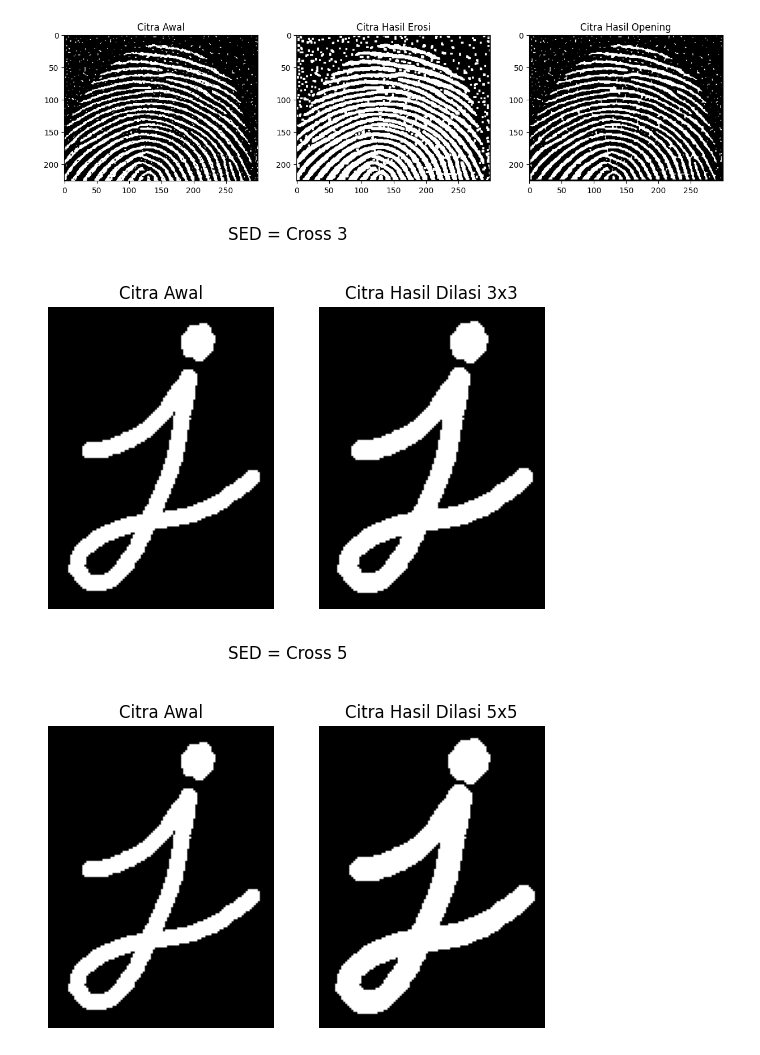
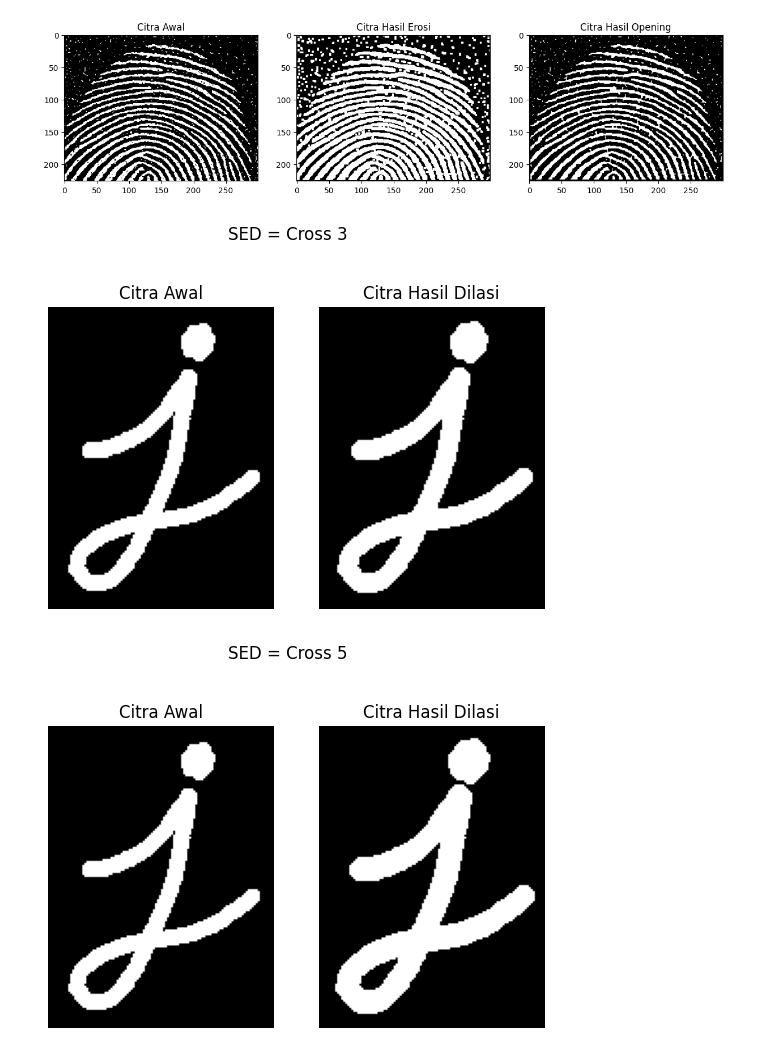
Before and after one commit to akfalah/03_AhmadKhoirulFalah, a Jupyter notebook: Week9.ipynb, the cells around one changed output. Saved outputs shown, nothing was run; the diff lists cells and outputs as text; code cells hidden in the pictures.

```diff
--- a/Week9.ipynb
+++ b/Week9.ipynb
@@ -292,35 +292,35 @@ cross_5 = se_cross(5)
 # memanggil fungsi dilasi
 dilated_image_3 = dilate(binary_image, cross_3)
 dilated_image_5 = dilate(binary_image, cross_5)
 
 plt.suptitle('SED = Cross 3')
 
 plt.subplot(1, 2, 1)
 plt.imshow(binary_image, cmap='gray')
 plt.title('Citra Awal')
 plt.axis('off')
 
 plt.subplot(1, 2, 2)
 plt.imshow(dilated_image_3, cmap='gray')
-plt.title('Citra Hasil Dilasi 3x3')
+plt.title('Citra Hasil Dilasi')
 plt.axis('off')
 
 plt.show()
 
 plt.suptitle('SED = Cross 5')
 
 plt.subplot(1, 2, 1)
 plt.imshow(binary_image, cmap='gray')
 plt.title('Citra Awal')
 plt.axis('off')
 
 plt.subplot(1, 2, 2)
 plt.imshow(dilated_image_5, cmap='gray')
-plt.title('Citra Hasil Dilasi 5x5')
+plt.title('Citra Hasil Dilasi')
 plt.axis('off')
 
 plt.show()
 # %% [output]
-[figure, old version]
+[figure, new version]
-[figure, old version]
+[figure, new version]
 # %%
```
Also changed, not shown: parts of 3 cells of this notebook.
